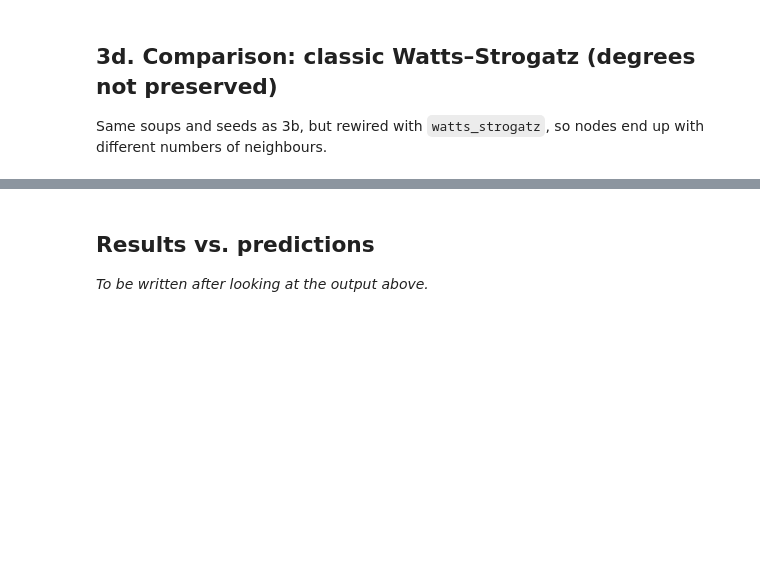
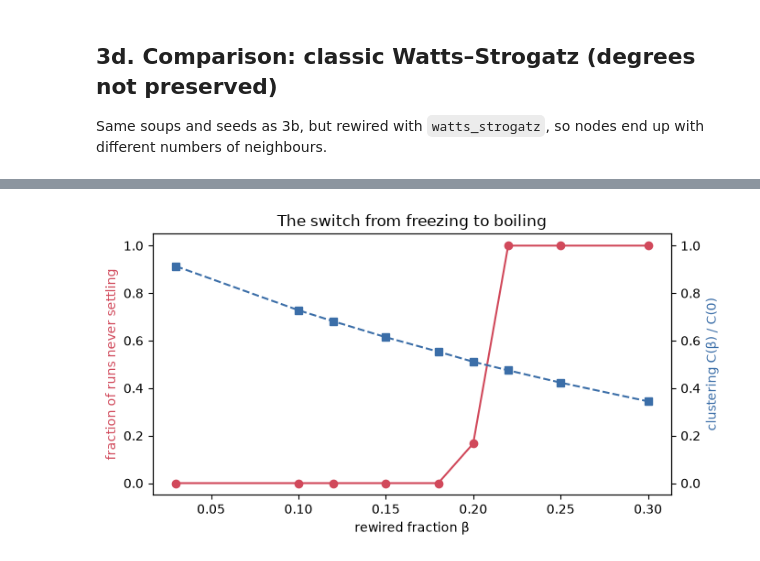
Before and after one commit to FreeyaFly/conway-game-of-life, a Jupyter notebook: notebooks/03_topology.ipynb, the cells around one changed output, grey strips where cells are left out. Saved outputs shown, nothing was run; the diff lists cells and outputs as text; code cells hidden in the pictures; blank space fills up the shorter version.

Commit message:
Experiment 3: topology rewiring, freezing-to-boiling transition, mean-field check
Closes #3

```diff
--- a/notebooks/03_topology.ipynb
+++ b/notebooks/03_topology.ipynb
@@ -304,4 +381,19 @@ print(f"saved {out.name}: {out.stat().st_size / 1e6:.2f} MB")
-# %% [markdown]
-## Results vs. predictions
-
-*To be written after looking at the output above.*
+# %%
+fig, ax = plt.subplots(figsize=(7, 3.8))
+mask = (transition[:, 0] >= 0.03) & (transition[:, 0] <= 0.5)
+ax.plot(
+    transition[mask, 0], transition[mask, 1], "o-", color="#d1495b", label="runs never settling"
+)
+ax.set_xlabel("rewired fraction β")
+ax.set_ylabel("fraction of runs never settling", color="#d1495b")
+ax.set_ylim(-0.05, 1.05)
+twin = ax.twinx()
+twin.plot(transition[mask, 0], transition[mask, 2], "s--", color="#3b6ea8", label="clustering C/C0")
+twin.set_ylabel("clustering C(β) / C(0)", color="#3b6ea8")
+twin.set_ylim(-0.05, 1.05)
+ax.set_title("The switch from freezing to boiling")
+fig.tight_layout()
+fig.savefig(FIGURES / "exp03_transition.png", dpi=150)
+plt.show()
+# %% [output]
+[figure, added]
```
Also changed, not shown: parts of 17 cells of this notebook, 21 other files.
